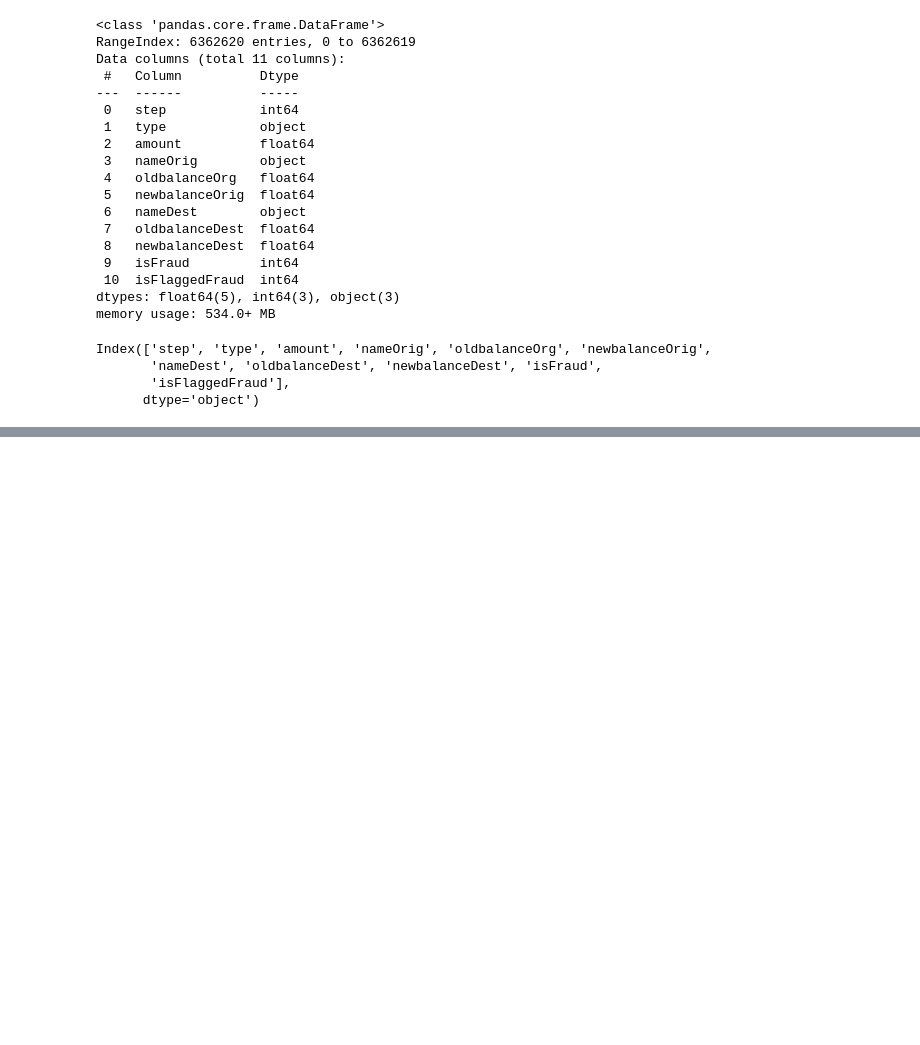
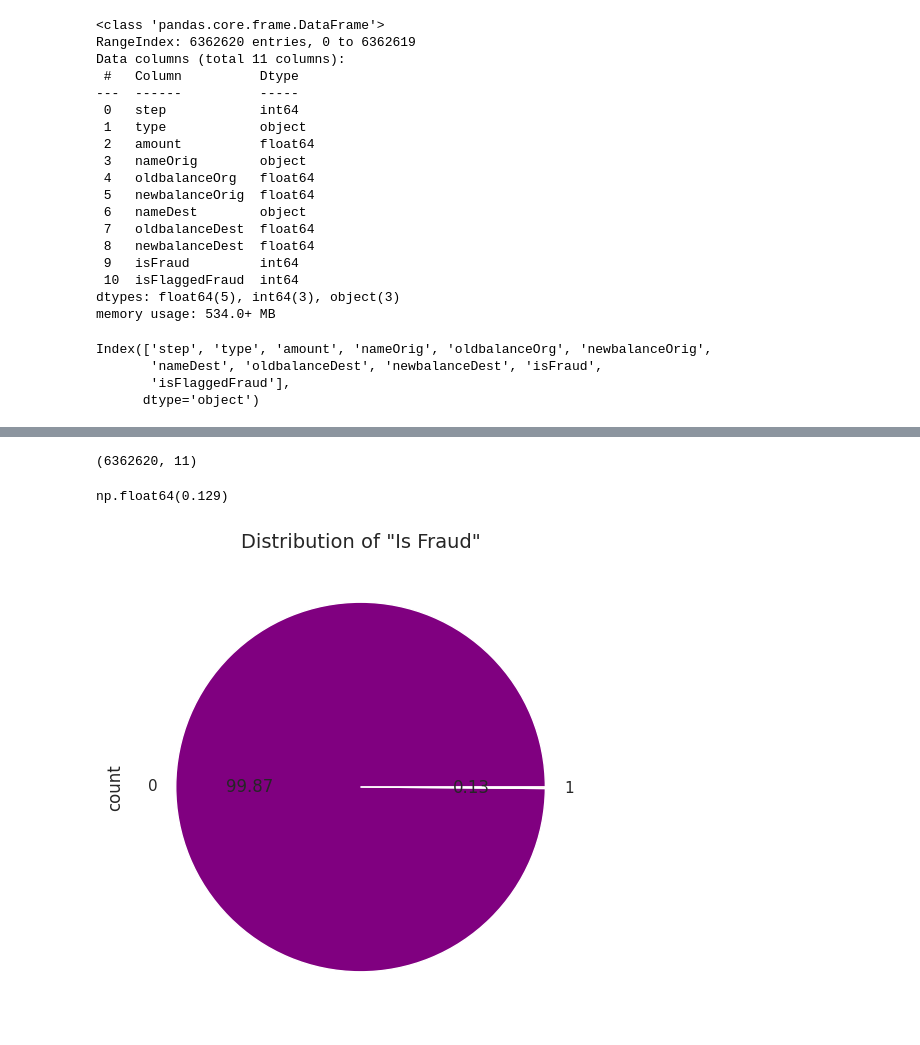
Before and after one commit to AGADA-BI/Credit-Card-Fraud-Detection-using-xgboost, a Jupyter notebook: Credit_card_fraud_detection_model.ipynb, the cells around one changed output, grey strips where cells are left out. Cells and saved outputs as stored; diff of their text form; code cells hidden in the pictures; blank space fills up the shorter version.

```diff
--- a/Credit_card_fraud_detection_model.ipynb
+++ b/Credit_card_fraud_detection_model.ipynb
@@ -48,0 +83,14 @@ Index(['step', 'type', 'amount', 'nameOrig', 'oldbalanceOrg', 'newbalanceOrig',
+# %%
+df.shape
+# %% [output]
+(6362620, 11)
+# %%
+round((df['isFraud'].value_counts()[1]/df.shape[0])*100, 3)
+# %% [output]
+np.float64(0.129)
+# %%
+df['isFraud'].value_counts().plot(kind='pie', autopct='%.2f', figsize=(12,6), colors=['purple', 'orange'])
+plt.title('Distribution of "Is Fraud"', fontsize=14)
+plt.show()
+# %% [output]
+[figure, added]
```
Also changed, not shown: parts of 8 cells of this notebook.
